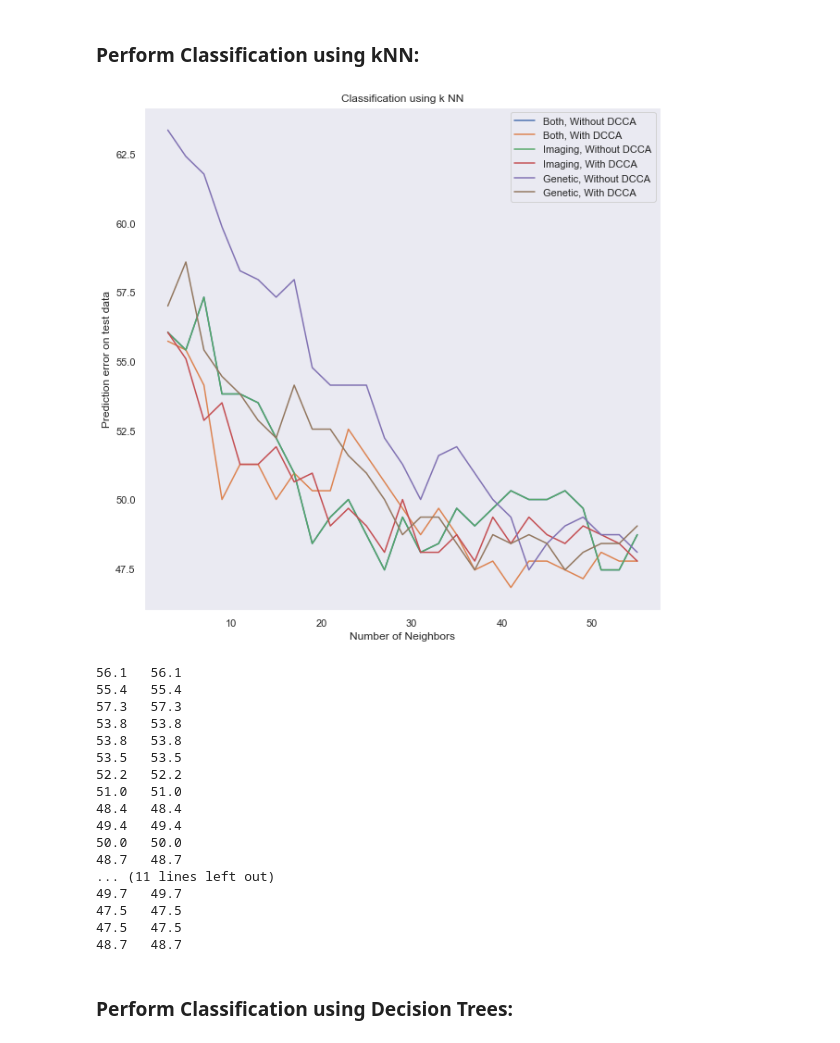
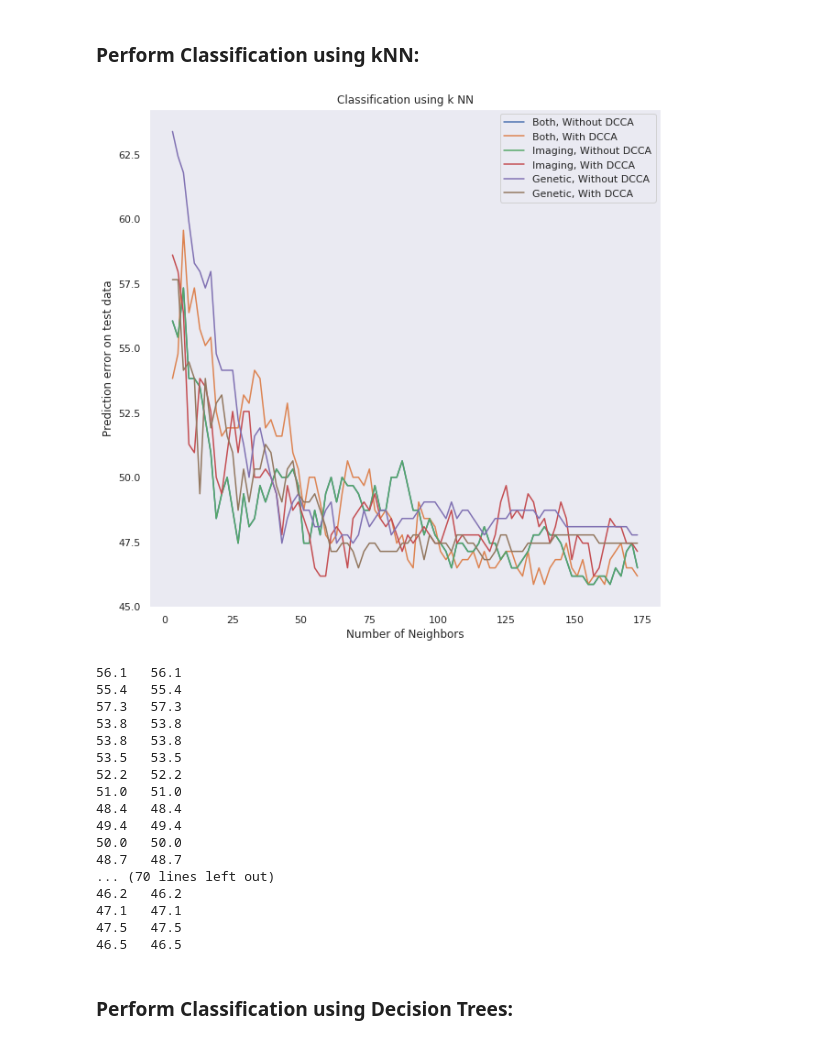
Before and after one commit to georgeaidinis/Dissertation, a Jupyter notebook: DeepCCA Model/ADNI Classification.ipynb, the cells around one changed output. Drawn from its saved outputs; the diff is of its cells as text; code cells hidden in the pictures.

```diff
--- a/DeepCCA Model/ADNI Classification.ipynb
+++ b/DeepCCA Model/ADNI Classification.ipynb
@@ -182,15 +187,17 @@ def perform_svm(X,Y,kern= None):
 # %%
 Accuracies = []
 F1s = []
+# LinearSVC: one-vs-the-rest scheme.
+# SVC: one-vs-one scheme.
 
 ##############################################################################  IMAGING + GENETIC without DCCA:
 print("#################### IMAGING + GENETIC: ####################")
 # Get the values that interest us:
 X = lr_data[MRI_columns + genetic_columns]
-Y = lr_data["Diagnosis_nearest_2.0"]
+Y = lr_data["Diagnosis_nearest_2.0_cat"]
 
 # Create 3 separate kernels for experimentation (increase max_iter because of warning):
-lin_accuracy, lin_f1, lin_cm = perform_svm(X,Y)
+lin_accuracy, lin_f1, lin_cm = perform_svm(X,Y, kern='linear')
 poly_accuracy, poly_f1, poly_cm = perform_svm(X,Y,kern='poly')
 rbf_accuracy, rbf_f1, rbf_cm = perform_svm(X,Y,kern='rbf')
 
@@ -201,10 +208,10 @@ F1s += lin_f1, poly_f1, rbf_f1
 print("#################### IMAGING + GENETIC DCCA: ####################")
 # Get the values that interest us:
 X = dcca_data[genetic_labels + imaging_labels]
-Y = dcca_data["Diagnosis_nearest_2.0"]
+Y = dcca_data["Diagnosis_nearest_2.0_cat"]
 
 # Create 3 separate kernels for experimentation (increase max_iter because of warning):
-lin_accuracy, lin_f1, lin_cm_d = perform_svm(X,Y)
+lin_accuracy, lin_f1, lin_cm_d = perform_svm(X,Y, kern='linear')
 poly_accuracy, poly_f1, poly_cm_d = perform_svm(X,Y,kern='poly')
 rbf_accuracy, rbf_f1, rbf_cm_d = perform_svm(X,Y,kern='rbf')
 
@@ -215,10 +222,10 @@ F1s += lin_f1, poly_f1, rbf_f1
 print("#################### IMAGING: ####################")
 # Get the values that interest us:
 X = lr_data[MRI_columns]
-Y = lr_data["Diagnosis_nearest_2.0"]
+Y = lr_data["Diagnosis_nearest_2.0_cat"]
 
 # Create 3 separate kernels for experimentation (increase max_iter because of warning):
-lin_accuracy, lin_f1, lin_cm_i = perform_svm(X,Y)
+lin_accuracy, lin_f1, lin_cm_i = perform_svm(X,Y, kern='linear')
 poly_accuracy, poly_f1, poly_cm_i = perform_svm(X,Y,kern='poly')
 rbf_accuracy, rbf_f1, rbf_cm_i = perform_svm(X,Y,kern='rbf')
 
@@ -229,10 +236,10 @@ F1s += lin_f1, poly_f1, rbf_f1
 print("#################### IMAGING DCCA: ####################")
 # Get the values that interest us:
 X = dcca_data[imaging_labels]
-Y = dcca_data["Diagnosis_nearest_2.0"]
+Y = dcca_data["Diagnosis_nearest_2.0_cat"]
 
 # Create 3 separate kernels for experimentation (increase max_iter because of warning):
-lin_accuracy, lin_f1, lin_cm_d_i = perform_svm(X,Y)
+lin_accuracy, lin_f1, lin_cm_d_i = perform_svm(X,Y, kern='linear')
 poly_accuracy, poly_f1, poly_cm_d_i = perform_svm(X,Y,kern='poly')
 rbf_accuracy, rbf_f1, rbf_cm_d_i = perform_svm(X,Y,kern='rbf')
 
@@ -243,10 +250,10 @@ F1s += lin_f1, poly_f1, rbf_f1
 print("#################### GENETIC: ####################")
 # Get the values that interest us:
 X = lr_data[genetic_columns]
-Y = lr_data["Diagnosis_nearest_2.0"]
+Y = lr_data["Diagnosis_nearest_2.0_cat"]
 
 # Create 3 separate kernels for experimentation (increase max_iter because of warning):
-lin_accuracy, lin_f1, lin_cm_g = perform_svm(X,Y)
+lin_accuracy, lin_f1, lin_cm_g = perform_svm(X,Y, kern='linear')
 poly_accuracy, poly_f1, poly_cm_g = perform_svm(X,Y,kern='poly')
 rbf_accuracy, rbf_f1, rbf_cm_g = perform_svm(X,Y,kern='rbf')
 
@@ -257,10 +264,10 @@ F1s += lin_f1, poly_f1, rbf_f1
 print("#################### GENETIC DCCA: ####################")
 # Get the values that interest us:
 X = dcca_data[genetic_labels]
-Y = dcca_data["Diagnosis_nearest_2.0"]
+Y = dcca_data["Diagnosis_nearest_2.0_cat"]
 
 # Create 3 separate kernels for experimentation (increase max_iter because of warning):
-lin_accuracy, lin_f1, lin_cm_d_g = perform_svm(X,Y)
+lin_accuracy, lin_f1, lin_cm_d_g = perform_svm(X,Y, kern='linear')
 poly_accuracy, poly_f1, poly_cm_d_g = perform_svm(X,Y,kern='poly')
 rbf_accuracy, rbf_f1, rbf_cm_d_g = perform_svm(X,Y,kern='rbf')
 
@@ -378,14 +385,14 @@ accs_d_i = []
 accs_g = []
 accs_d_g = []
 
-neighbors = [x for x in range(3,57,2)]
+neighbors = [x for x in range(3,175,2)]
 for nn in neighbors:
 
     knn = KNeighborsClassifier(n_neighbors=nn)
     ############################################################################  on all data (without DCCA):
     # Get the values that interest us:
     X = lr_data[MRI_columns + genetic_columns]
-    Y = lr_data["Diagnosis_nearest_2.0"]
+    Y = lr_data["Diagnosis_nearest_2.0_cat"]
     # Perform train-test split:
     X_train, X_test, Y_train, Y_test = model_selection.train_test_split(X, Y, train_size=0.80, shuffle=False)
     # Train:
@@ -398,7 +405,7 @@ for nn in neighbors:
     ############################################################################ on all data (with DCCA):
     # Get the values that interest us:
     X_d = dcca_data[genetic_labels + imaging_labels]
-    Y_d = dcca_data["Diagnosis_nearest_2.0"]
+    Y_d = dcca_data["Diagnosis_nearest_2.0_cat"]
     # Perform train-test split:
     X_train_d, X_test_d, Y_train_d, Y_test_d = model_selection.train_test_split(X_d, Y_d, train_size=0.80, shuffle=False)
     # Train:
@@ -411,7 +418,7 @@ for nn in neighbors:
     ############################################################################  on imaging data (without DCCA):
     # Get the values that interest us:
     X = lr_data[MRI_columns]
-    Y = lr_data["Diagnosis_nearest_2.0"]
+    Y = lr_data["Diagnosis_nearest_2.0_cat"]
     # Perform train-test split:
     X_train, X_test, Y_train, Y_test = model_selection.train_test_split(X, Y, train_size=0.80, shuffle=False)
     # Train:
@@ -424,7 +431,7 @@ for nn in neighbors:
     ############################################################################ on imaging data (with DCCA):
     # Get the values that interest us:
     X_d = dcca_data[imaging_labels]
-    Y_d = dcca_data["Diagnosis_nearest_2.0"]
+    Y_d = dcca_data["Diagnosis_nearest_2.0_cat"]
     # Perform train-test split:
     X_train_d, X_test_d, Y_train_d, Y_test_d = model_selection.train_test_split(X_d, Y_d, train_size=0.80, shuffle=False)
     # Train:
@@ -437,7 +444,7 @@ for nn in neighbors:
     ############################################################################  on genetic data (without DCCA):
     # Get the values that interest us:
     X = lr_data[genetic_columns]
-    Y = lr_data["Diagnosis_nearest_2.0"]
+    Y = lr_data["Diagnosis_nearest_2.0_cat"]
     # Perform train-test split:
     X_train, X_test, Y_train, Y_test = model_selection.train_test_split(X, Y, train_size=0.80, shuffle=False)
     # Train:
@@ -446,35 +453,35 @@ for nn in neighbors:
     acc = knn.score(X_test, Y_test)
     accs_g.append(100 - acc*100)
 
     knn = KNeighborsClassifier(n_neighbors=nn)
     ############################################################################ on genetic data (with DCCA):
     # Get the values that interest us:
     X_d = dcca_data[genetic_labels]
-    Y_d = dcca_data["Diagnosis_nearest_2.0"]
+    Y_d = dcca_data["Diagnosis_nearest_2.0_cat"]
     # Perform train-test split:
     X_train_d, X_test_d, Y_train_d, Y_test_d = model_selection.train_test_split(X_d, Y_d, train_size=0.80, shuffle=False)
     # Train:
     knn.fit(X_train_d, Y_train_d)
     # Predict:
     acc_d = knn.score(X_test_d, Y_test_d)
     accs_d_g.append(100 - acc_d*100)
 
 
 plt.figure(figsize=(10,10))
 plt.plot(neighbors, accs, label="Both, Without DCCA")
 plt.plot(neighbors, accs_d, label="Both, With DCCA")
 plt.plot(neighbors, accs_i, label="Imaging, Without DCCA")
 plt.plot(neighbors, accs_d_i, label="Imaging, With DCCA")
 plt.plot(neighbors, accs_g, label="Genetic, Without DCCA")
 plt.plot(neighbors, accs_d_g, label="Genetic, With DCCA")
 plt.grid()
 plt.legend()
 plt.title("Classification using k NN")
 plt.ylabel("Prediction error on test data")
 plt.xlabel("Number of Neighbors")
 plt.show()
 # %% [output]
-[figure, old version]
+[figure, new version]
 # %%
 for i in range(len(neighbors)):
     print(round(accs[i], 1) , " ", round(accs_i[i],1))
@@ -491,11 +498,11 @@ for i in range(len(neighbors)):
 49.4   49.4
 50.0   50.0
 48.7   48.7
-... (11 lines left out)
-49.7   49.7
+... (70 lines left out)
+46.2   46.2
+47.1   47.1
 47.5   47.5
-47.5   47.5
-48.7   48.7
+46.5   46.5
 # %% [markdown]
 ### Perform Classification using Decision Trees:
 # %%
```
Also changed, not shown: parts of 14 cells of this notebook, 2 other files.
